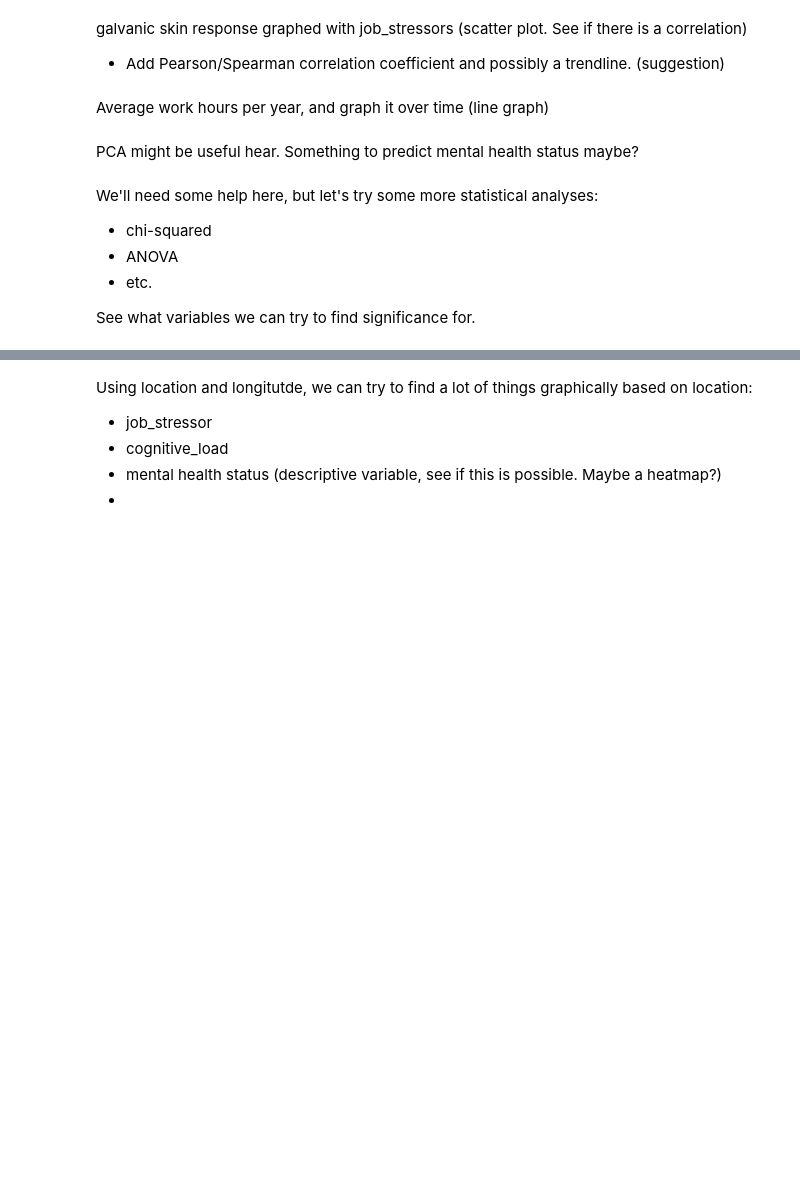
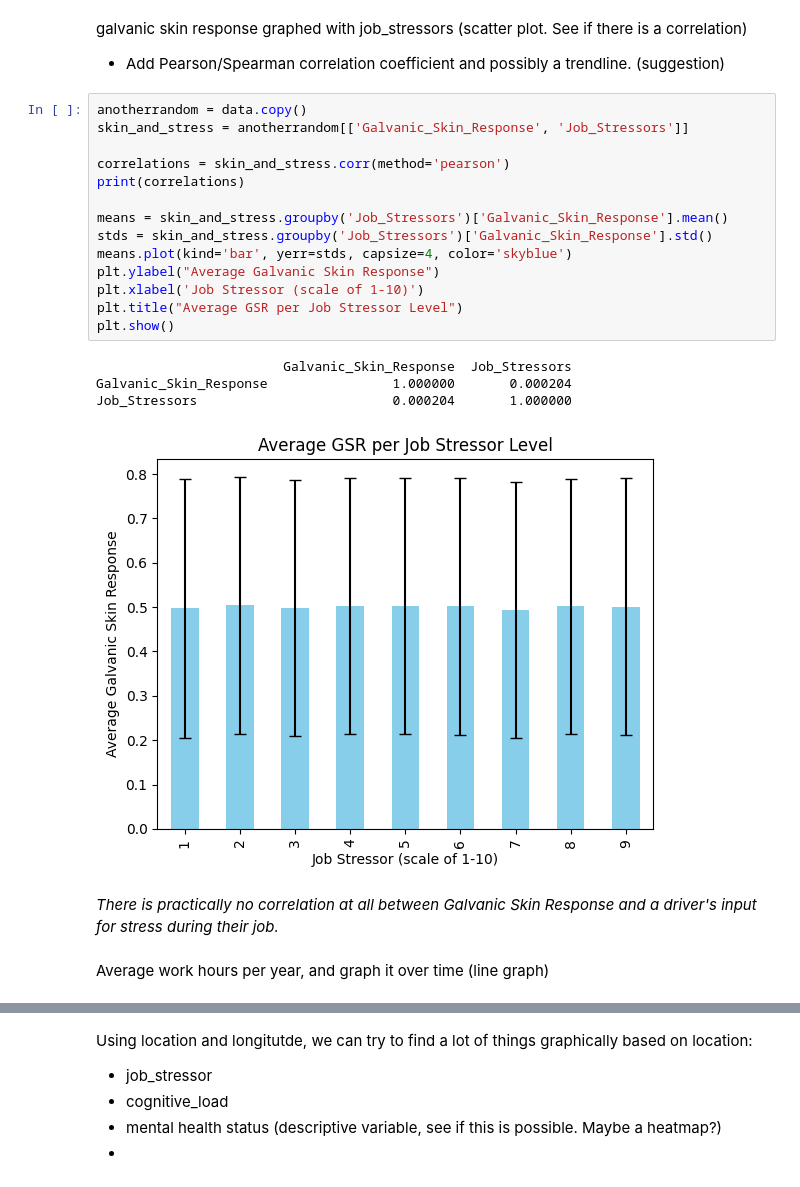
Before and after one commit to AntoAAAAAAAA/Texas-Public-Health-Blog, a Jupyter notebook: Mental_Health_Monitoring/Mental_Health_Monitoring.ipynb, the cells around one changed output, grey strips where cells are left out. Drawn from its saved outputs; the diff is of its cells as text; blank space fills up the shorter version.

```diff
--- a/Mental_Health_Monitoring/Mental_Health_Monitoring.ipynb
+++ b/Mental_Health_Monitoring/Mental_Health_Monitoring.ipynb
@@ -122,14 +122,26 @@ f'The p-value for significance is {p_value} and the t-statistic {t_statistic}'
 # %% [markdown]
 galvanic skin response graphed with job_stressors (scatter plot. See if there is a correlation)
 - Add Pearson/Spearman correlation coefficient and possibly a trendline. (suggestion)
+# %%
+anotherrandom = data.copy()
+skin_and_stress = anotherrandom[['Galvanic_Skin_Response', 'Job_Stressors']]
+
+correlations = skin_and_stress.corr(method='pearson')
+print(correlations)
+
+means = skin_and_stress.groupby('Job_Stressors')['Galvanic_Skin_Response'].mean()
+stds = skin_and_stress.groupby('Job_Stressors')['Galvanic_Skin_Response'].std()
+means.plot(kind='bar', yerr=stds, capsize=4, color='skyblue')
+plt.ylabel("Average Galvanic Skin Response")
+plt.xlabel('Job Stressor (scale of 1-10)')
+plt.title("Average GSR per Job Stressor Level")
+plt.show()
+# %% [output]
+                        Galvanic_Skin_Response  Job_Stressors
+Galvanic_Skin_Response                1.000000       0.000204
+Job_Stressors                         0.000204       1.000000
+[figure, added]
+# %% [markdown]
+*There is practically no correlation at all between Galvanic Skin Response and a driver's input for stress during their job.*
 # %% [markdown]
 Average work hours per year, and graph it over time (line graph)
-# %% [markdown]
-PCA might be useful hear. Something to predict mental health status maybe?
-# %% [markdown]
-We'll need some help here, but let's try some more statistical analyses:
-- chi-squared
-- ANOVA
-- etc.
-
-See what variables we can try to find significance for.
```
Also changed, not shown: parts of 6 cells of this notebook, 1 other file.
